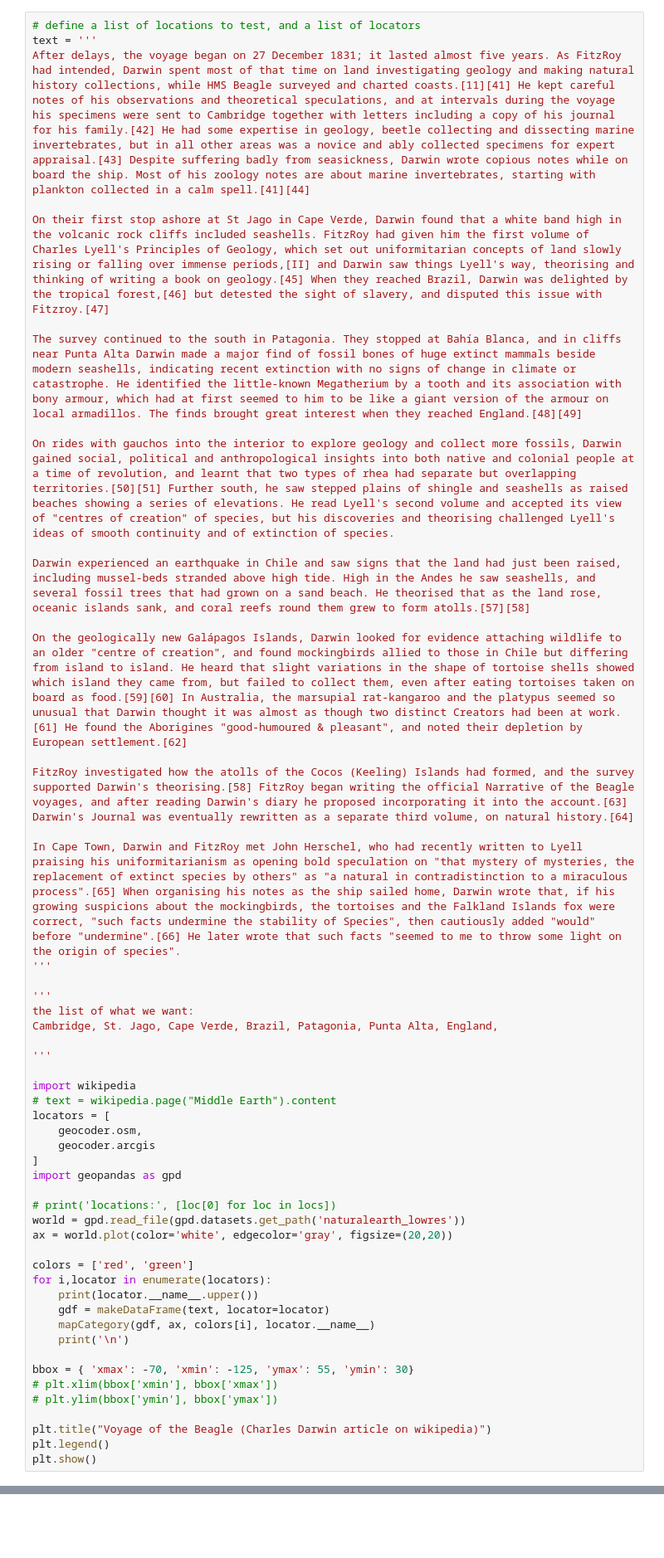
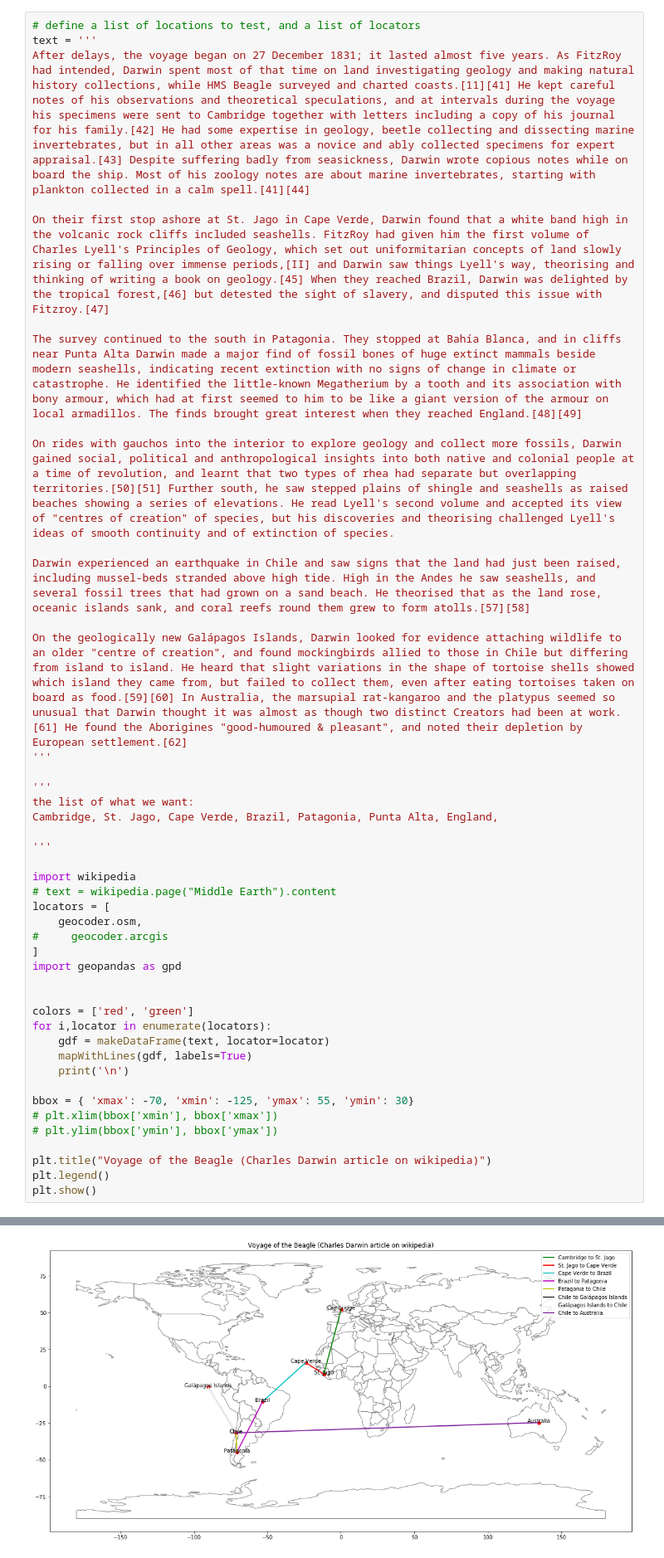
Before and after one commit to dovinmu/auto-map-generation, a Jupyter notebook: testing various geocoding providers.ipynb, the cells around one changed output, grey strips where cells are left out. Shown at 83% size. Cells and saved outputs as stored; diff of their text form; blank space fills up the shorter version.

```diff
--- a/testing various geocoding providers.ipynb
+++ b/testing various geocoding providers.ipynb
@@ -8,7 +21,7 @@ from map_places import *
 text = '''
 After delays, the voyage began on 27 December 1831; it lasted almost five years. As FitzRoy had intended, Darwin spent most of that time on land investigating geology and making natural history collections, while HMS Beagle surveyed and charted coasts.[11][41] He kept careful notes of his observations and theoretical speculations, and at intervals during the voyage his specimens were sent to Cambridge together with letters including a copy of his journal for his family.[42] He had some expertise in geology, beetle collecting and dissecting marine invertebrates, but in all other areas was a novice and ably collected specimens for expert appraisal.[43] Despite suffering badly from seasickness, Darwin wrote copious notes while on board the ship. Most of his zoology notes are about marine invertebrates, starting with plankton collected in a calm spell.[41][44]
 
-On their first stop ashore at St Jago in Cape Verde, Darwin found that a white band high in the volcanic rock cliffs included seashells. FitzRoy had given him the first volume of Charles Lyell's Principles of Geology, which set out uniformitarian concepts of land slowly rising or falling over immense periods,[II] and Darwin saw things Lyell's way, theorising and thinking of writing a book on geology.[45] When they reached Brazil, Darwin was delighted by the tropical forest,[46] but detested the sight of slavery, and disputed this issue with Fitzroy.[47]
+On their first stop ashore at St. Jago in Cape Verde, Darwin found that a white band high in the volcanic rock cliffs included seashells. FitzRoy had given him the first volume of Charles Lyell's Principles of Geology, which set out uniformitarian concepts of land slowly rising or falling over immense periods,[II] and Darwin saw things Lyell's way, theorising and thinking of writing a book on geology.[45] When they reached Brazil, Darwin was delighted by the tropical forest,[46] but detested the sight of slavery, and disputed this issue with Fitzroy.[47]
 
 The survey continued to the south in Patagonia. They stopped at Bahía Blanca, and in cliffs near Punta Alta Darwin made a major find of fossil bones of huge extinct mammals beside modern seashells, indicating recent extinction with no signs of change in climate or catastrophe. He identified the little-known Megatherium by a tooth and its association with bony armour, which had at first seemed to him to be like a giant version of the armour on local armadillos. The finds brought great interest when they reached England.[48][49]
 
@@ -17,10 +30,6 @@ On rides with gauchos into the interior to explore geology and collect more foss
 Darwin experienced an earthquake in Chile and saw signs that the land had just been raised, including mussel-beds stranded above high tide. High in the Andes he saw seashells, and several fossil trees that had grown on a sand beach. He theorised that as the land rose, oceanic islands sank, and coral reefs round them grew to form atolls.[57][58]
 
 On the geologically new Galápagos Islands, Darwin looked for evidence attaching wildlife to an older "centre of creation", and found mockingbirds allied to those in Chile but differing from island to island. He heard that slight variations in the shape of tortoise shells showed which island they came from, but failed to collect them, even after eating tortoises taken on board as food.[59][60] In Australia, the marsupial rat-kangaroo and the platypus seemed so unusual that Darwin thought it was almost as though two distinct Creators had been at work.[61] He found the Aborigines "good-humoured & pleasant", and noted their depletion by European settlement.[62]
-
-FitzRoy investigated how the atolls of the Cocos (Keeling) Islands had formed, and the survey supported Darwin's theorising.[58] FitzRoy began writing the official Narrative of the Beagle voyages, and after reading Darwin's diary he proposed incorporating it into the account.[63] Darwin's Journal was eventually rewritten as a separate third volume, on natural history.[64]
-
-In Cape Town, Darwin and FitzRoy met John Herschel, who had recently written to Lyell praising his uniformitarianism as opening bold speculation on "that mystery of mysteries, the replacement of extinct species by others" as "a natural in contradistinction to a miraculous process".[65] When organising his notes as the ship sailed home, Darwin wrote that, if his growing suspicions about the mockingbirds, the tortoises and the Falkland Islands fox were correct, "such facts undermine the stability of Species", then cautiously added "would" before "undermine".[66] He later wrote that such facts "seemed to me to throw some light on the origin of species".
 '''
 
 '''
@@ -33,19 +42,15 @@ import wikipedia
 # text = wikipedia.page("Middle Earth").content
 locators = [
     geocoder.osm,
-    geocoder.arcgis
+#     geocoder.arcgis
 ]
 import geopandas as gpd
 
-# print('locations:', [loc[0] for loc in locs])
-world = gpd.read_file(gpd.datasets.get_path('naturalearth_lowres'))
-ax = world.plot(color='white', edgecolor='gray', figsize=(20,20))
 
 colors = ['red', 'green']
 for i,locator in enumerate(locators):
-    print(locator.__name__.upper())
     gdf = makeDataFrame(text, locator=locator)
-    mapCategory(gdf, ax, colors[i], locator.__name__)
+    mapWithLines(gdf, labels=True)
     print('\n')
 
 bbox = { 'xmax': -70, 'xmin': -125, 'ymax': 55, 'ymin': 30}
@@ -55,3 +60,4 @@ bbox = { 'xmax': -70, 'xmin': -125, 'ymax': 55, 'ymin': 30}
 plt.title("Voyage of the Beagle (Charles Darwin article on wikipedia)")
 plt.legend()
 plt.show()
+# %% [output]
@@ -58,2 +73,3 @@ plt.show()
+[figure, added]
 # %%
 gdf
```
Also changed, not shown: parts of 4 cells of this notebook, 2 other files.
